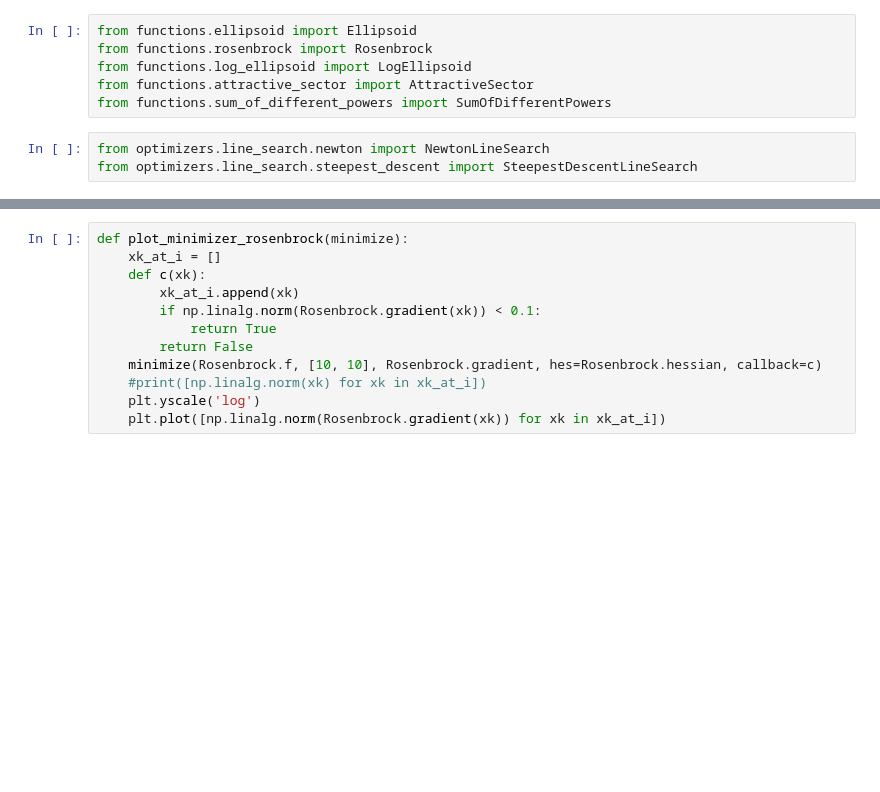
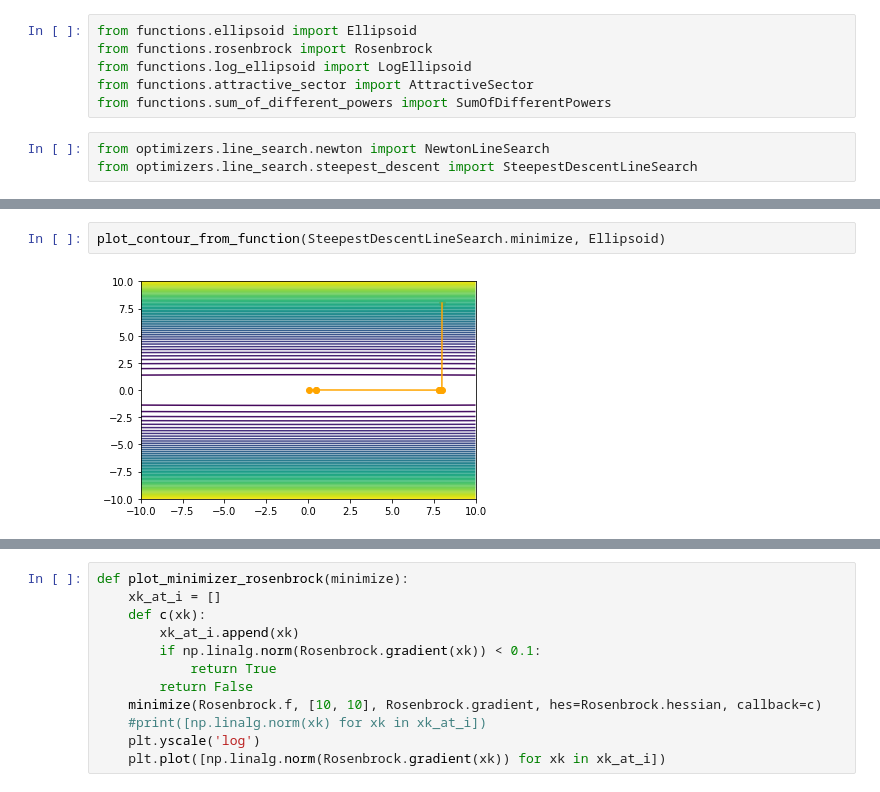
Before and after one commit to Snailed/no-2022-code, a Jupyter notebook: no-assignment-3.ipynb, the cells around one changed output, grey strips where cells are left out. Saved outputs shown, nothing was run; the diff lists cells and outputs as text; blank space fills up the shorter version.

```diff
--- a/no-assignment-3.ipynb
+++ b/no-assignment-3.ipynb
@@ -26,3 +69,7 @@ def plot_minimizer_ellipsoid(minimize):
+# %%
+plot_contour_from_function(SteepestDescentLineSearch.minimize, Ellipsoid)
+# %% [output]
+[figure, added]
 # %%
 plot_minimizer_ellipsoid(NewtonLineSearch.minimize)
 # %% [output]
```
Also changed, not shown: parts of 26 cells of this notebook, 6 other files.
